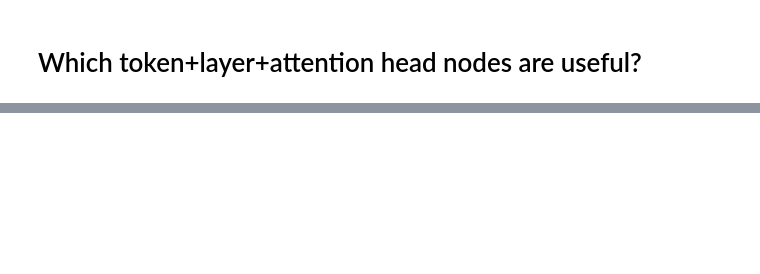
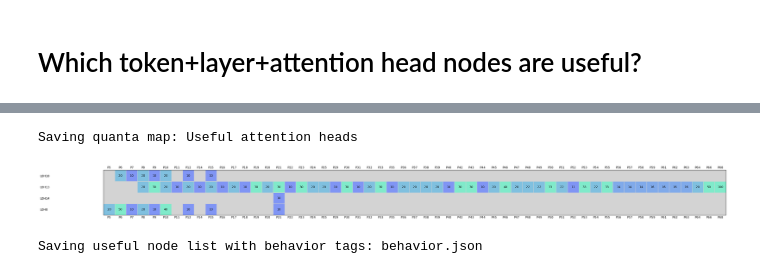
Before and after one commit to withmartian/TinySQL, a Jupyter notebook: notebooks/tinysql_m1_useful_nodes.ipynb, the cells around one changed output, grey strips where cells are left out. Drawn from its saved outputs; the diff is of its cells as text; code cells hidden in the pictures; blank space fills up the shorter version.

```diff
--- a/notebooks/tinysql_m1_useful_nodes.ipynb
+++ b/notebooks/tinysql_m1_useful_nodes.ipynb
@@ -82,13 +155,15 @@ print("N_LAYERS="+str(N_LAYERS), "N_HEADS="+str(N_HEADS), "D_MODEL="+str(D_MODEL
 # %%
-# Singleton QuantaTool "main" configuration class. MathsConfig is derived from the chain AlgoConfig > UsefulConfig > ModelConfig
+# Singleton QuantaTool "main" configuration class. qmi.AlgoConfig is derived from the chain qmi.UsefulConfig > qmi.ModelConfig
 cfg = qmi.AlgoConfig()
-cfg.model_name = model_hf_name
+cfg.repo_name, cfg.model_name = model_hf_name.rsplit("/", 1)
 cfg.main_model = model
 cfg.n_layers = N_LAYERS
 cfg.n_heads = N_HEADS
 cfg.d_model = D_MODEL
 cfg.d_head = D_HEAD
 cfg.file_config_prefix = ""
+
+print("cfg.repo_name="+cfg.repo_name, "cfg.model_name="+cfg.model_name)
 # %% [markdown]
 # Generate test data and experiment runs
 # %%
@@ -268,20 +398,25 @@ cfg.useful_nodes.print_node_tags()
 # %%
 title = "Useful attention heads"
 ax1, quanta_results, num_results = qmi.calc_quanta_map(
     cfg, True, 6,
-    cfg.useful_nodes, qmi.QType.FAIL.value, "", qmi.get_quanta_fail_perc)
+    cfg.useful_nodes, qmi.QType.FAIL.value, "", qmi.get_quanta_fail_perc,
+    combine_identical_cells=False)
 
 if num_results > 0:
     if cfg.graph_file_suffix > "":
         print("Saving quanta map:", title)
         qmi.save_plt_to_file(cfg=cfg, full_title=title)
     else:
         ax1.set_title(title + ' ({} nodes)'.format(len(quanta_results)))
 
     plt.show()
+# %% [output]
+Saving quanta map: Useful attention heads
+[figure, added]
 # %%
 # Serialize and save the useful nodes list to a temporary CoLab file in JSON format
-#main_fname_behavior_json = cfg.model_name + '_behavior.json'
-main_fname_behavior_json = 'behavior.json'
+main_fname_behavior_json = cfg.model_name + '_behavior.json'
 print( "Saving useful node list with behavior tags:", main_fname_behavior_json)
 cfg.useful_nodes.save_nodes(main_fname_behavior_json)
+# %% [output]
+Saving useful node list with behavior tags: behavior.json
```
Also changed, not shown: parts of 15 cells of this notebook.
